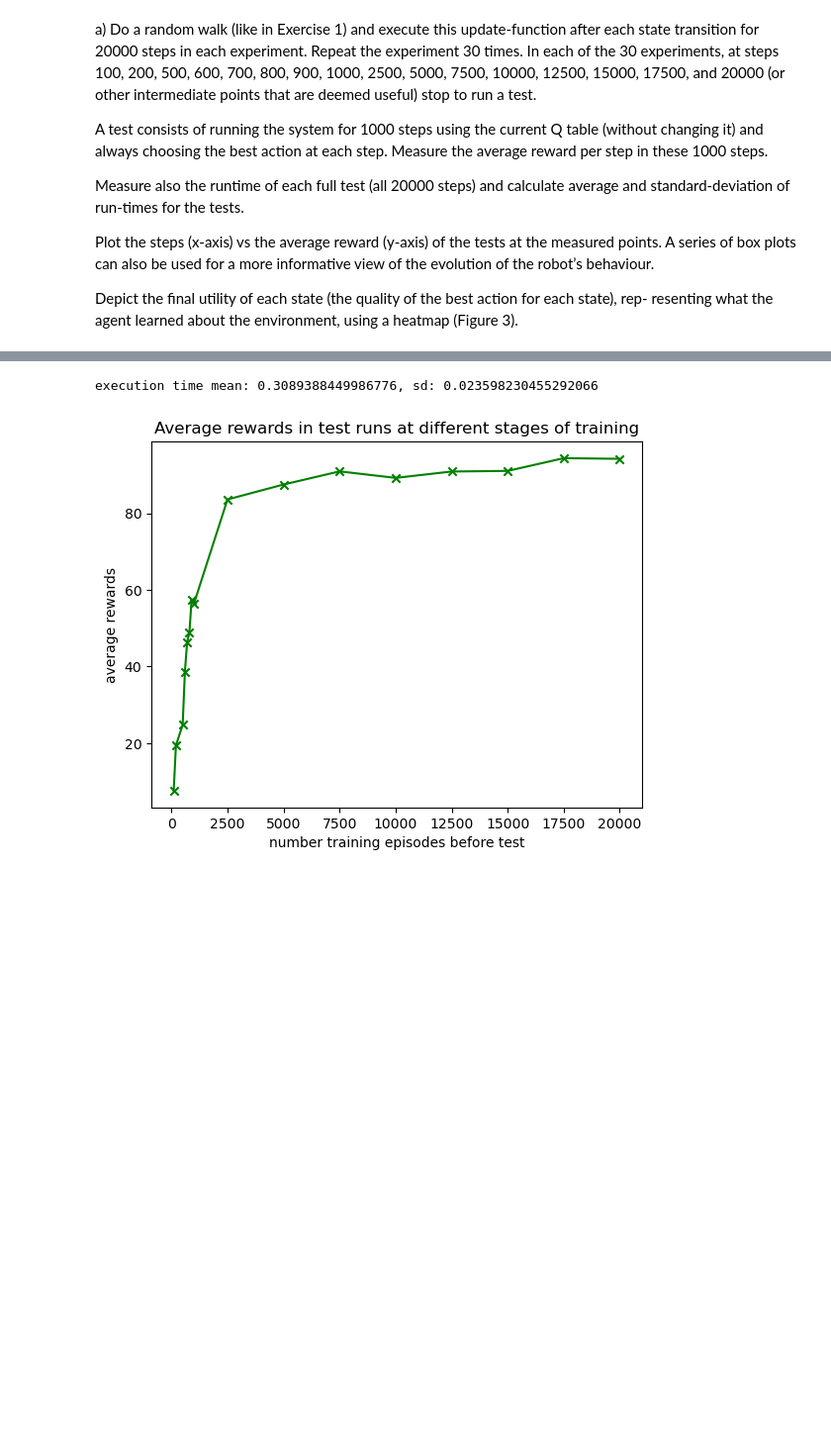
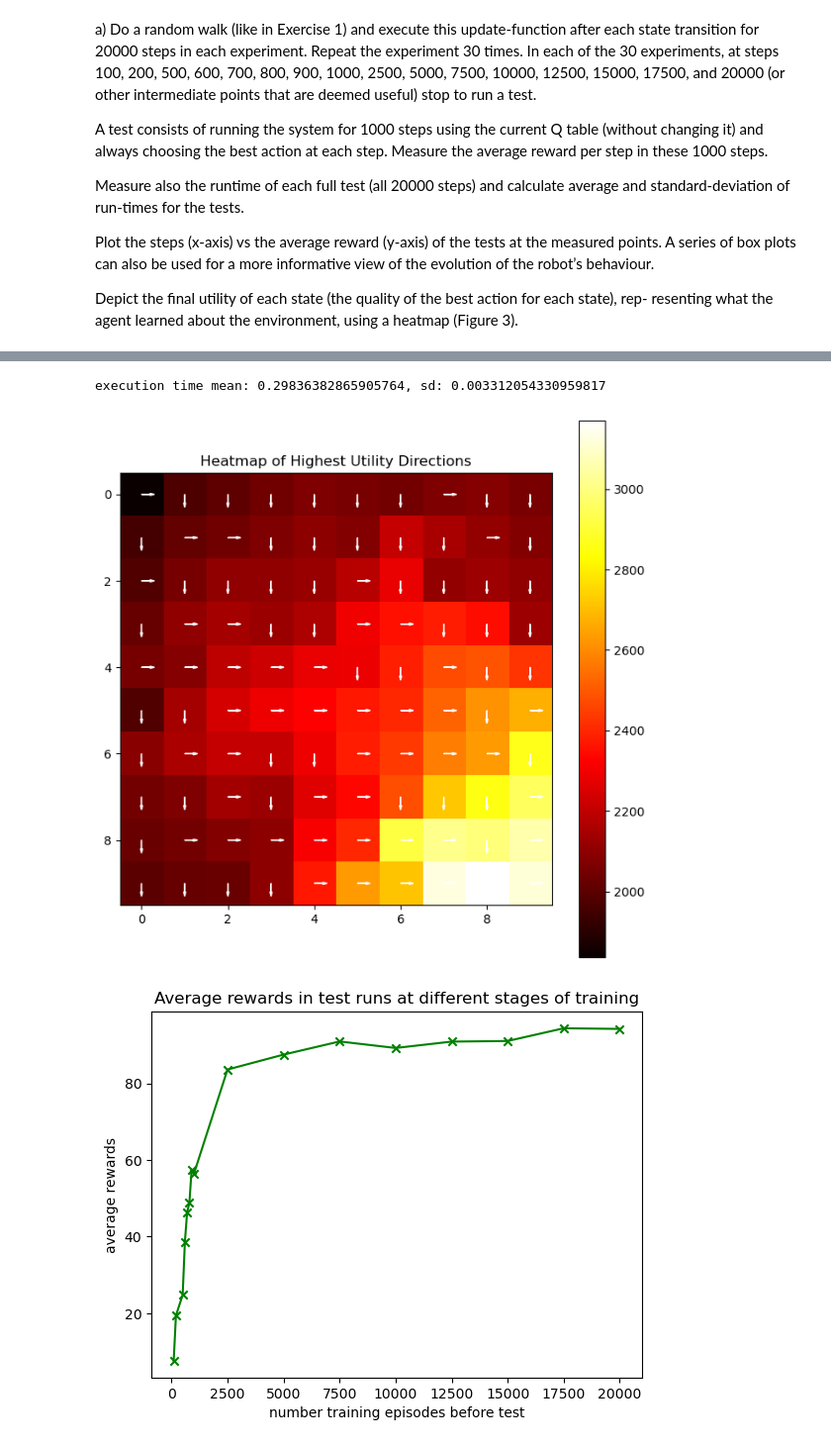
Before and after one commit to jelenameyer/IntroToMachineLearning, a Jupyter notebook: assignments/assignment3/assignment3.ipynb, the cells around one changed output, grey strips where cells are left out. Shown: that part at 99% size. Saved outputs shown, nothing was run; the diff lists cells and outputs as text; code cells hidden in the pictures; blank space fills up the shorter version.

```diff
--- a/assignments/assignment3/assignment3.ipynb
+++ b/assignments/assignment3/assignment3.ipynb
@@ -281,7 +247,7 @@ allAllAverageRewardsPerStep = np.zeros((30, 16))
 random.seed(17)
 for i in range(30):
     startTime = time.time()
-    allAverageRewardsPerStep, copyMatrixQ = runEpisodeWithUpdatingUtilities()
+    allAverageRewardsPerStep, MatrixQEndExploration = runEpisodeWithUpdatingUtilities()
     endTime = time.time()
     executionTime = endTime - startTime
 
@@ -301,7 +267,54 @@ print(f"execution time mean: {meanExecutionTimes}, sd: {sdExecutionTimes}")
 # average rewards per step for the 16 steps
 averageRewardMeansRandom = np.mean(allAllAverageRewardsPerStep, axis=0)
 # %% [output]
-execution time mean: 0.3089388449986776, sd: 0.023598230455292066
+execution time mean: 0.29836382865905764, sd: 0.003312054330959817
+# %%
+def showHeatmap(matrixQ):
+
+    directions = ['right', 'left', 'up', 'down']
+
+    arrayForHeatMap = np.zeros(101)
+    directionsWithHighestUtility = np.zeros(101, dtype=int)
+    for count, row in enumerate(matrixQ):
+        utilities = np.array([row['right'], row['left'], row['up'], row['down']])
+        maxIndex = np.argmax(utilities)
+        arrayForHeatMap[count] = utilities[maxIndex]
+        directionsWithHighestUtility[count] = maxIndex
+    arrayForHeatMap = np.delete(arrayForHeatMap, obj=0)
+
+    arrayForHeatMap = arrayForHeatMap.reshape((10, 10))
+
+    fig, ax = plt.subplots(figsize=(8, 8))
+    heatmap = ax.imshow(arrayForHeatMap, cmap='hot')
+    fig.colorbar(heatmap)
+
+    arrowOffset = 0.2
+
+    for i in range(10):
+        for j in range(10):
+            index = i * 10 + j
+            direction = directions[directionsWithHighestUtility[index]]
+
+            # Coordinates for placing arrows in each cell
+            x = j
+            y = i
+
+            # Draw arrows based on the highest direction
+            if direction == 'right':
+                ax.arrow(x, y, arrowOffset, 0, head_width=0.05, head_length=0.1, fc='white', ec='white')
+            elif direction == 'left':
+                ax.arrow(x, y, arrowOffset, 0, head_width=0.05, head_length=0.1, fc='white', ec='white')
+            elif direction == 'up':
+                ax.arrow(x, y, 0, arrowOffset, head_width=0.05, head_length=0.1, fc='white', ec='white')
+            elif direction == 'down':
+                ax.arrow(x, y, 0, arrowOffset, head_width=0.05, head_length=0.1, fc='white', ec='white')
+
+    plt.title('Heatmap of Highest Utility Directions')
+    plt.show()
+# %%
+showHeatmap(MatrixQEndExploration)
+# %% [output]
+[figure, added]
 # %%
 # visualize average reward
 listWithPointsWhereTorRunTests = [100, 200, 500, 600, 700, 800, 900, 1000, 2500, 5000, 7500, 10000, 12500, 15000, 17500, 20000]
```
Also changed, not shown: parts of 11 cells of this notebook.
